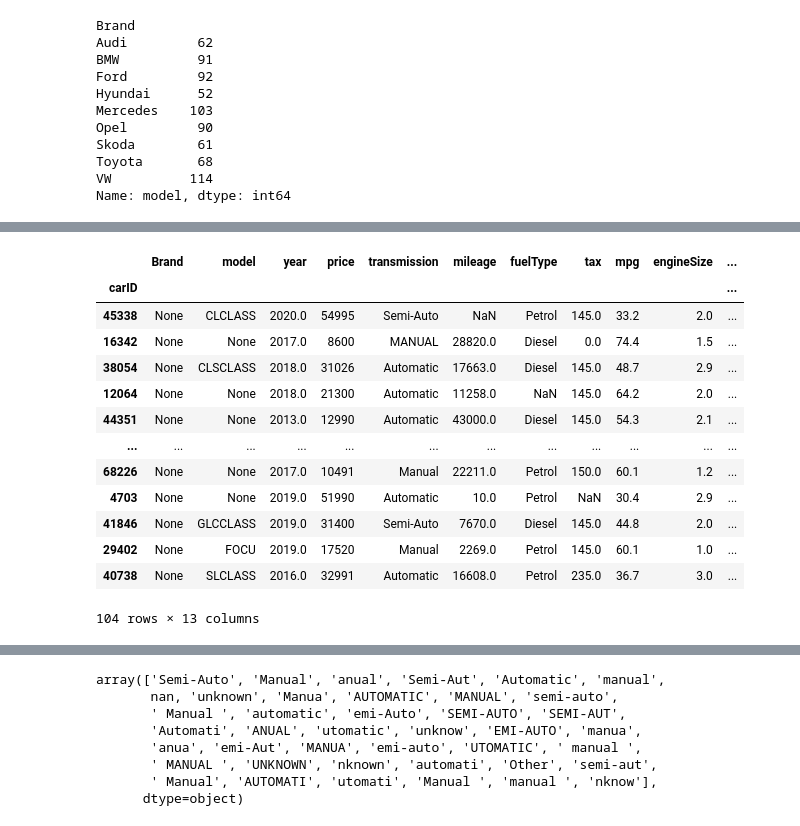
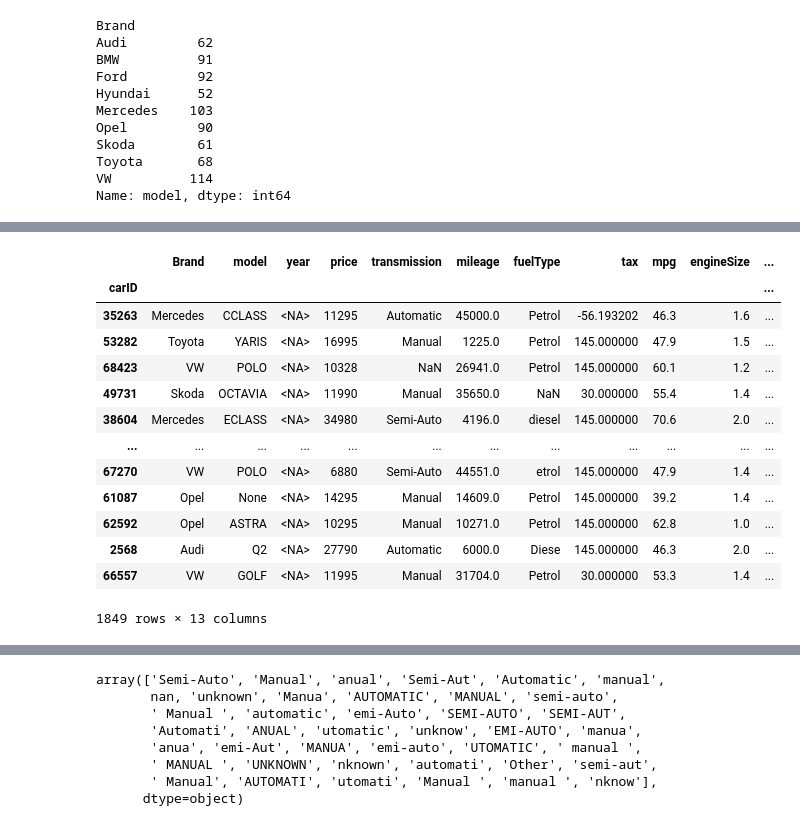
Before and after one commit to rmmandrade/ml2526, a Jupyter notebook: Group57_notebook_francisco.ipynb, the cells around one changed output, grey strips where cells are left out. Drawn from its saved outputs; the diff is of its cells as text; code cells hidden in the pictures.

```diff
--- a/Group57_notebook_francisco.ipynb
+++ b/Group57_notebook_francisco.ipynb
@@ -280,9 +352,10 @@ np.False_
 # %%
-
 def carID_como_index(df):
     df = df.copy()
-    df = df.set_index("carID")
+    if "carID" in df.columns:
+        df = df.set_index("carID")
     return df
+
 
 df=carID_como_index(df)
 display(df)
@@ -354,10 +447,12 @@ df[df["Brand"].isna()]
 # %%
 def HELPER_marca_correta(marca, marcas_dict, threshold):
-    if not isinstance(marca, str) or marca.strip() == "": #Check type and emptiness & Lowercase and strip:
+    if not isinstance(marca, str) or marca.strip() == "":
         return marca
 
+    marca_lower = marca.lower().strip()
+
     result = process.extractOne(
-        marca.lower().strip(),
+        marca_lower,
         marcas_dict.keys(),
         scorer=fuzz.token_sort_ratio
     )
@@ -369,4 +464,13 @@ def HELPER_marca_correta(marca, marcas_dict, threshold):
         return marca
 
     match_lower, score, _ = result
-    return marcas_dict[match_lower] if score >= threshold else marca #Score check
+    return marcas_dict[match_lower] if score >= threshold else marca
+
+def fuzzy_marcas(df, threshold=50):
+    df=df.copy()
+
+    valid_brands = ["VW", "Toyota", "Audi", "Ford", "BMW", "Opel", "Skoda", "Mercedes", "Hyundai"]
+    brands_dict = {BRAND.lower(): BRAND for BRAND in valid_brands}
+
+    df["Brand"] = df["Brand"].apply(lambda x: HELPER_marca_correta(x, brands_dict, threshold))
+    return df
@@ -449,12 +546,14 @@ IONIQ          1
 Tucso          1
 Name: count, dtype: int64
 # %%
-"""Optained through meticulous ChatGPT prompt engineering"""
+#we obtained all the correct model names by feeding all possible variations for each brand into ChatGPT and creating a dictionary with the correct model names
+# Obtained through meticulous ChatGPT prompt engineering
+
 valid_models = {
     "Audi": [
         "A1", "A2", "A3", "A4", "A5", "A6", "A7", "A8",
         "Q2", "Q3", "Q5", "Q7", "Q8",
-        "TT", "T", "R8",
+        "TT", "R8",
         "S3", "S4", "S5", "S8",
         "RS3", "RS4", "RS5", "RS6",
         "SQ5", "SQ7"
@@ -481,7 +580,7 @@ valid_models = {
         "TIGUAN", "TIGUANALLSPACE", "TROC", "TCROSS", "TOUAREG",
         "TOURAN", "SHARAN", "CADDY", "CADDYMAXI", "CADDYMAXILIFE",
         "CARAVELLE", "CALIFORNIA", "SHUTTLE",
-        "AMAROK", "GOLFSV", "CC"
+        "AMAROK", "GOLFSV"
     ],
 
     "Opel": [
@@ -661,0 +783,9 @@ def inferir_marca_com_modelo(df, valid_models_dict):
+# %%
+#feature enginering year
+def limpar_anos(df,max_year=2020):
+    df = df.copy()
+
+    df["year"] = max_year - df["year"]
+    df.loc[(df["year"] < 0) | (df["year"] > 50), "year"] = np.nan #os carros de 1970 nem existiam em 1970 e os dados são referentes a 2020 carros depois disso não são válidos
+    df["year"] = np.floor(df["year"]).astype("Int64")
+    return df
@@ -679,18 +822,18 @@ df[df["Brand"].isna()]
 # %%
-df=inferir_marca_com_modelo(df, valid_models)
-df[df["Brand"].isna()]
+df = limpar_anos(df,2020)
+df[df["year"].isna()]
 # %% [output]
 |  | Brand | model | year | price | transmission | mileage | fuelType | tax | mpg | engineSize | ... |
 | carID |  |  |  |  |  |  |  |  |  |  | ... |
-| 45338 | None | CLCLASS | 2020.0 | 54995 | Semi-Auto | NaN | Petrol | 145.0 | 33.2 | 2.0 | ... |
-| 16342 | None | None | 2017.0 | 8600 | MANUAL | 28820.0 | Diesel | 0.0 | 74.4 | 1.5 | ... |
-| 38054 | None | CLSCLASS | 2018.0 | 31026 | Automatic | 17663.0 | Diesel | 145.0 | 48.7 | 2.9 | ... |
-| 12064 | None | None | 2018.0 | 21300 | Automatic | 11258.0 | NaN | 145.0 | 64.2 | 2.0 | ... |
-| 44351 | None | None | 2013.0 | 12990 | Automatic | 43000.0 | Diesel | 145.0 | 54.3 | 2.1 | ... |
+| 35263 | Mercedes | CCLASS | <NA> | 11295 | Automatic | 45000.0 | Petrol | -56.193202 | 46.3 | 1.6 | ... |
+| 53282 | Toyota | YARIS | <NA> | 16995 | Manual | 1225.0 | Petrol | 145.000000 | 47.9 | 1.5 | ... |
+| 68423 | VW | POLO | <NA> | 10328 | NaN | 26941.0 | Petrol | 145.000000 | 60.1 | 1.2 | ... |
+| 49731 | Skoda | OCTAVIA | <NA> | 11990 | Manual | 35650.0 | NaN | 30.000000 | 55.4 | 1.4 | ... |
+| 38604 | Mercedes | ECLASS | <NA> | 34980 | Semi-Auto | 4196.0 | diesel | 145.000000 | 70.6 | 2.0 | ... |
 | ... | ... | ... | ... | ... | ... | ... | ... | ... | ... | ... | ... |
-| 68226 | None | None | 2017.0 | 10491 | Manual | 22211.0 | Petrol | 150.0 | 60.1 | 1.2 | ... |
-| 4703 | None | None | 2019.0 | 51990 | Automatic | 10.0 | Petrol | NaN | 30.4 | 2.9 | ... |
-| 41846 | None | GLCCLASS | 2019.0 | 31400 | Semi-Auto | 7670.0 | Diesel | 145.0 | 44.8 | 2.0 | ... |
-| 29402 | None | FOCU | 2019.0 | 17520 | Manual | 2269.0 | Petrol | 145.0 | 60.1 | 1.0 | ... |
-| 40738 | None | SLCLASS | 2016.0 | 32991 | Automatic | 16608.0 | Petrol | 235.0 | 36.7 | 3.0 | ... |
+| 67270 | VW | POLO | <NA> | 6880 | Semi-Auto | 44551.0 | etrol | 145.000000 | 47.9 | 1.4 | ... |
+| 61087 | Opel | None | <NA> | 14295 | Manual | 14609.0 | Petrol | 145.000000 | 39.2 | 1.4 | ... |
+| 62592 | Opel | ASTRA | <NA> | 10295 | Manual | 10271.0 | Petrol | 145.000000 | 62.8 | 1.0 | ... |
+| 2568 | Audi | Q2 | <NA> | 27790 | Automatic | 6000.0 | Diese | 145.000000 | 46.3 | 2.0 | ... |
+| 66557 | VW | GOLF | <NA> | 11995 | Manual | 31704.0 | Petrol | 30.000000 | 53.3 | 1.4 | ... |
-104 rows × 13 columns
+1849 rows × 13 columns
```
Also changed, not shown: parts of 199 cells of this notebook, 7 other files.
